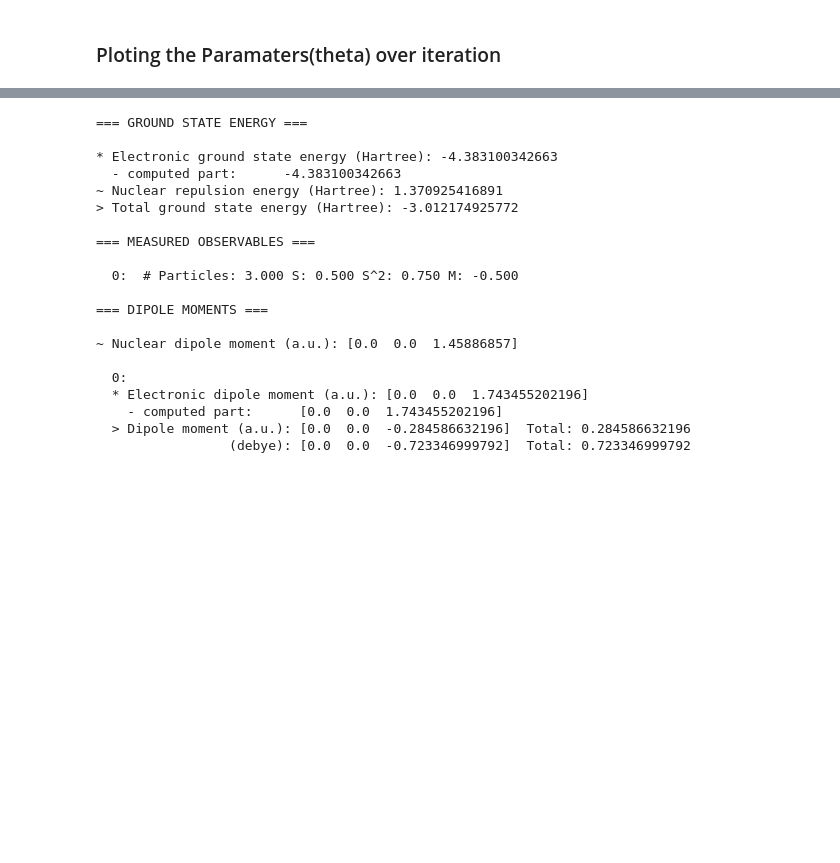
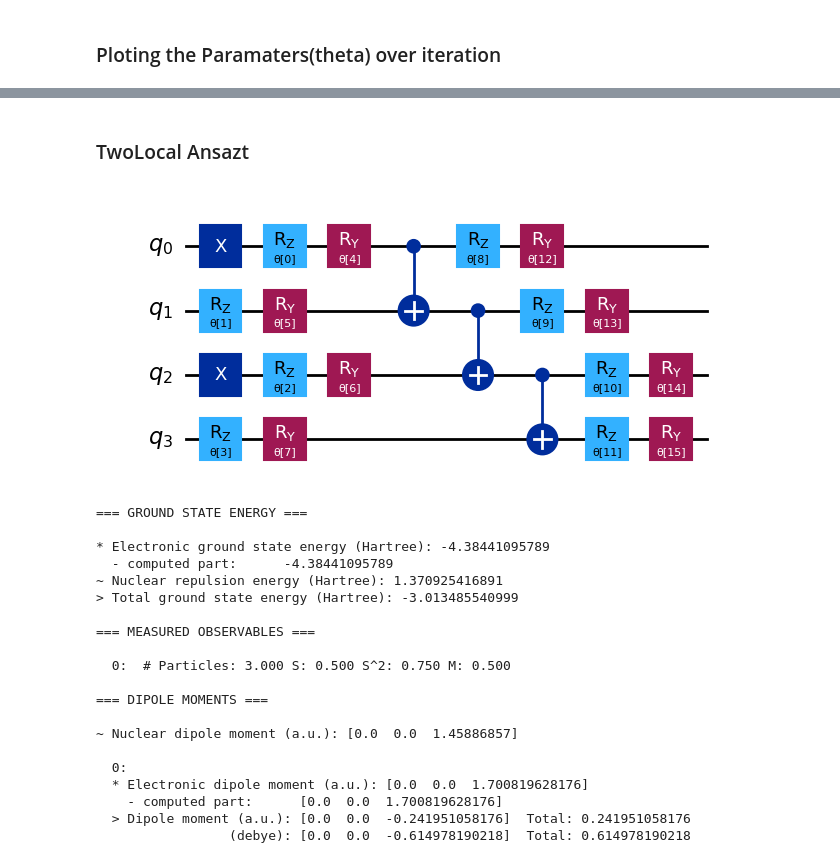
Before and after one commit to JoeJoeNguyen/quantumComputing, a Jupyter notebook: QML/VQE3.ipynb, the cells around one changed output, grey strips where cells are left out. Drawn from its saved outputs; the diff is of its cells as text; code cells hidden in the pictures; blank space fills up the shorter version.

```diff
--- a/QML/VQE3.ipynb
+++ b/QML/VQE3.ipynb
@@ -163,46 +200,38 @@ log2 = OptimizerLog()
+# %% [markdown]
+### TwoLocal Ansazt
+# %%
+from qiskit.circuit.library import TwoLocal
+from qiskit import QuantumCircuit
+ansatz2 = TwoLocal(qubit_jw_op.num_qubits, rotation_blocks=['rz', 'ry'], entanglement_blocks='cx', entanglement='linear', reps=1, initial_state=HartreeFock(problem.num_spatial_orbitals, problem.num_particles, mapper))
+ansatz2.decompose().draw('mpl')
+# %% [output]
+[figure, added]
 # %%
-from qiskit import QuantumCircuit
-from qiskit.circuit.library import TwoLocal
-import numpy as np
-# Initial States base on HatreeFock approximation
-reference_circuit = QuantumCircuit(4)
-reference_circuit.x(0)
-reference_circuit.x(2)
-ansatz2 = TwoLocal(
-    4,
-    rotation_blocks=["rz", "ry"],
-    entanglement_blocks="cx",
-    entanglement="linear",
-    reps=1,
-)
-ansatz2 = reference_circuit.compose(ansatz2)
+log2 = OptimizerLog()
 vqe_solver2 = VQE(Estimator(), ansatz2, optimizer=Optimizer,callback=log2.update)
-vqe_solver2.initial_point= np.random.random(ansatz2.num_parameters)
-
-from qiskit_nature.second_q.algorithms import GroundStateEigensolver
-#from qiskit_aer import AerSimulator, Aer
+vqe_solver2.initial_point = np.random.random(ansatz2.num_parameters)
 calc2 = GroundStateEigensolver(mapper, vqe_solver2)
 res2 = calc2.solve(problem)
 print(res2)
 # %% [output]
 === GROUND STATE ENERGY ===
 
-* Electronic ground state energy (Hartree): -4.383100342663
-  - computed part:      -4.383100342663
+* Electronic ground state energy (Hartree): -4.38441095789
+  - computed part:      -4.38441095789
 ~ Nuclear repulsion energy (Hartree): 1.370925416891
-> Total ground state energy (Hartree): -3.012174925772
+> Total ground state energy (Hartree): -3.013485540999
 
 === MEASURED OBSERVABLES ===
 
-  0:  # Particles: 3.000 S: 0.500 S^2: 0.750 M: -0.500
+  0:  # Particles: 3.000 S: 0.500 S^2: 0.750 M: 0.500
 
 === DIPOLE MOMENTS ===
 
 ~ Nuclear dipole moment (a.u.): [0.0  0.0  1.45886857]
 
   0:
-  * Electronic dipole moment (a.u.): [0.0  0.0  1.743455202196]
-    - computed part:      [0.0  0.0  1.743455202196]
-  > Dipole moment (a.u.): [0.0  0.0  -0.284586632196]  Total: 0.284586632196
-                 (debye): [0.0  0.0  -0.723346999792]  Total: 0.723346999792
+  * Electronic dipole moment (a.u.): [0.0  0.0  1.700819628176]
+    - computed part:      [0.0  0.0  1.700819628176]
+  > Dipole moment (a.u.): [0.0  0.0  -0.241951058176]  Total: 0.241951058176
+                 (debye): [0.0  0.0  -0.614978190218]  Total: 0.614978190218
 # %%
```
Also changed, not shown: parts of 14 cells of this notebook, 5 other files.
